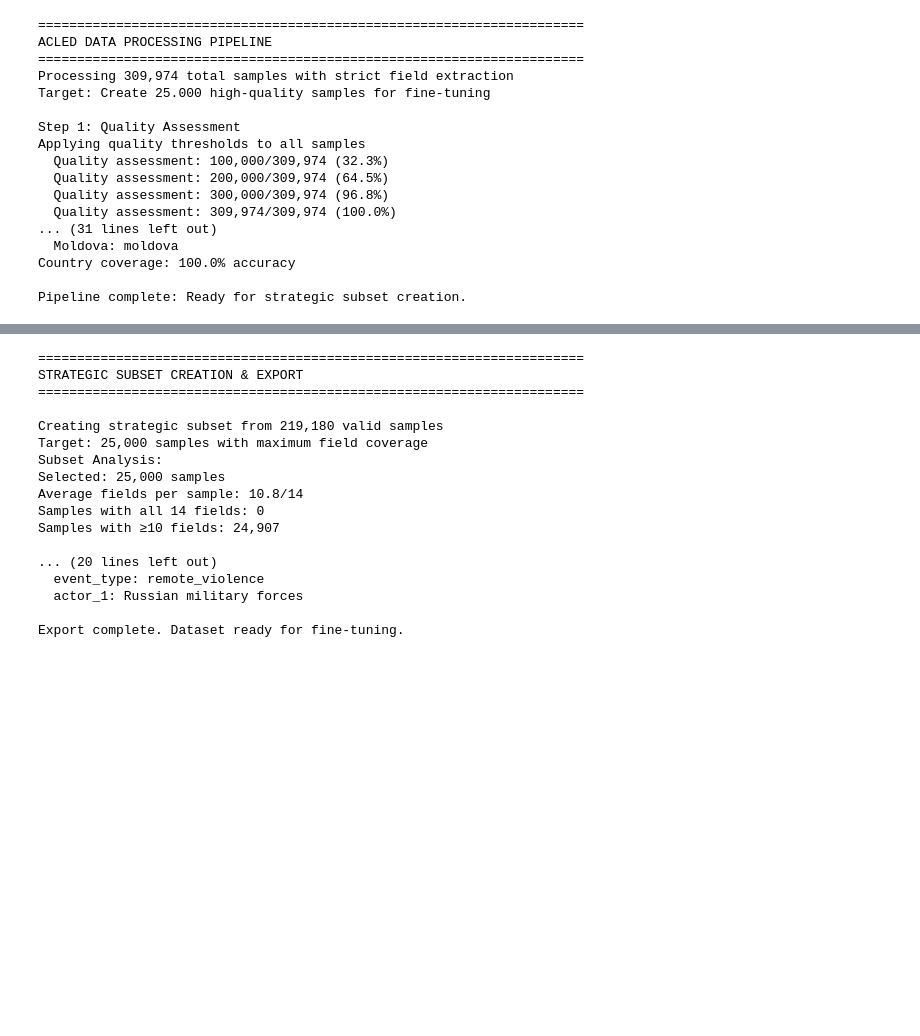
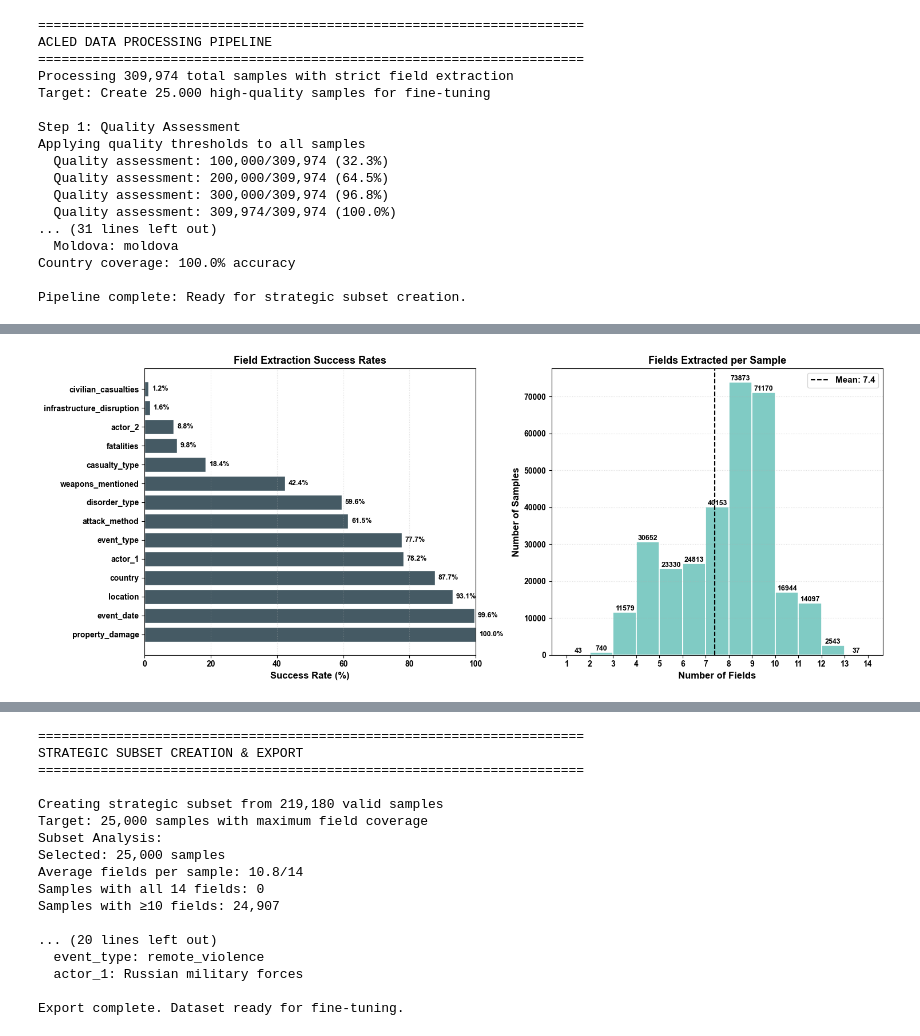
Before and after one commit to vl-pixel00/ACLED_Extraction_NLP, a Jupyter notebook: Data_Filtering_Export.ipynb, the cells around one changed output, grey strips where cells are left out. Cells and saved outputs as stored; diff of their text form; code cells hidden in the pictures; blank space fills up the shorter version.

```diff
--- a/Data_Filtering_Export.ipynb
+++ b/Data_Filtering_Export.ipynb
@@ -1897,0 +1891,85 @@ Pipeline complete: Ready for strategic subset creation.
+# %%
+def visualise_field_extraction_performance(extraction_results=None, target_fields=None):
+    """Visualise field extraction success rates and field count distribution."""
+
+    if extraction_results is None:
+        extraction_results = globals().get("extraction_results", [])
+    if target_fields is None:
+        target_fields = globals().get("TARGET_FIELDS", [])
+
+    if not extraction_results or not target_fields:
+        print("Missing data: 'extraction_results' or 'TARGET_FIELDS' not provided.")
+        return
+
+    with plt.rc_context({
+        "font.family": "sans-serif",
+        "font.sans-serif": ["Arial"],
+        "font.weight": "bold",
+        "axes.titlesize": 13,
+        "axes.titleweight": "bold",
+        "axes.labelsize": 12,
+        "axes.labelweight": "bold",
+        "xtick.labelsize": 10,
+        "ytick.labelsize": 10
+    }):
+        fig, (ax1, ax2) = plt.subplots(1, 2, figsize=(15, 6))
+
+        # Field Completion Rates
+        field_stats = {}
+        for field in target_fields:
+            non_unknown = sum(1 for sample in extraction_results
+                              if sample['extraction'].get(field, 'unknown') != 'unknown')
+            field_stats[field] = (non_unknown / len(extraction_results)) * 100
+
+        sorted_fields = sorted(field_stats.items(), key=lambda x: x[1], reverse=True)
+        fields, rates = zip(*sorted_fields)
+
+        ax1.barh(fields, rates, color='#455A64', edgecolor='white')
+        ax1.set_title('Field Extraction Success Rates')
+        ax1.set_xlabel('Success Rate (%)')
+        ax1.set_xlim(0, 100)
+        ax1.grid(axis='x', linestyle=':', alpha=0.4)
+
+        for i, rate in enumerate(rates):
+            ax1.text(rate + 1, i, f'{rate:.1f}%', va='center', fontsize=9, fontweight='bold')
+
+        # Fields per Sample
+        fields_per_sample = [
+            sum(1 for field in target_fields
+                if sample['extraction'].get(field, 'unknown') != 'unknown')
+            for sample in extraction_results
+        ]
+
+        bins = range(min(fields_per_sample), max(fields_per_sample) + 2)
+        counts, _, _ = ax2.hist(fields_per_sample, bins=bins,
+                                color='#80CBC4', edgecolor='white', linewidth=1.2)
+
+        mean_val = np.mean(fields_per_sample)
+        ax2.axvline(mean_val, color='black', linestyle='--', linewidth=1.5,
+                    label=f'Mean: {mean_val:.1f}')
+
+        ax2.set_title('Fields Extracted per Sample')
+        ax2.set_xlabel('Number of Fields')
+        ax2.set_ylabel('Number of Samples')
+        ax2.set_xticks(bins)
+        ax2.grid(axis='y', linestyle=':', alpha=0.4)
+        ax2.legend()
+
+        for i, count in enumerate(counts):
+            if count > 0:
+                ax2.text(bins[i] + 0.5, count + 0.5, f'{int(count)}',
+                         ha='center', va='bottom', fontsize=9, fontweight='bold')
+
+        plt.tight_layout()
+        plt.show()
+
+    print("\nField Extraction Summary:")
+    print(f"Total samples analysed: {len(extraction_results):,}")
+    print(f"Average fields per sample: {mean_val:.1f}")
+    print(f"Samples with 10+ fields: {sum(1 for x in fields_per_sample if x >= 10):,}")
+    most_frequent = max(field_stats.items(), key=lambda x: x[1])
+    print(f"Most frequently extracted field: {most_frequent[0]} ({most_frequent[1]:.1f}%)")
+
+visualise_field_extraction_performance(extraction_results, TARGET_FIELDS)
+# %% [output]
+[figure, added]
```
Also changed, not shown: parts of 16 cells of this notebook, 1 other file.
